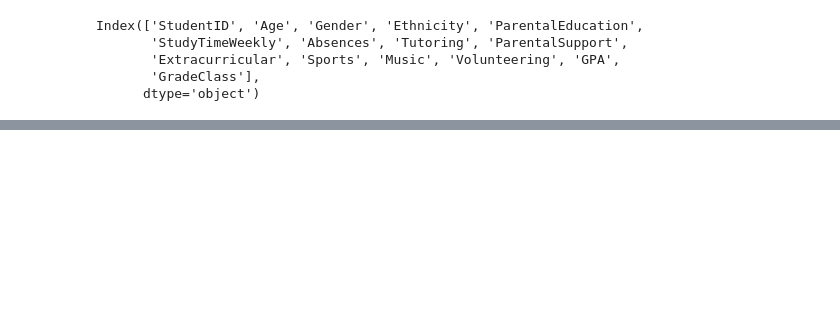
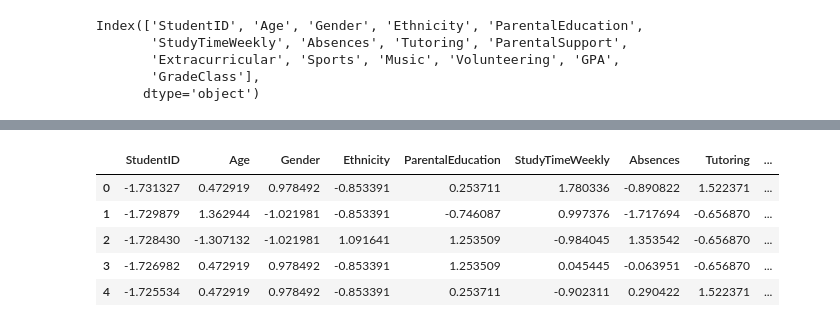
Before and after one commit to thejoresp/ProcesamientoML, a Jupyter notebook: procesamentiML.ipynb, the cells around one changed output, grey strips where cells are left out. Saved outputs shown, nothing was run; the diff lists cells and outputs as text; code cells hidden in the pictures; blank space fills up the shorter version.

```diff
--- a/procesamentiML.ipynb
+++ b/procesamentiML.ipynb
@@ -44,0 +169,15 @@ Index(['StudentID', 'Age', 'Gender', 'Ethnicity', 'ParentalEducation',
+# %%
+# escalado
+scaler = StandardScaler()
+
+# Ajustar y transformar todas las columnas
+perfomance_scaled = pd.DataFrame(scaler.fit_transform(perfomance), columns=perfomance.columns)
+# %%
+perfomance_scaled.head()
+# %% [output]
+|  | StudentID | Age | Gender | Ethnicity | ParentalEducation | StudyTimeWeekly | Absences | Tutoring | ... |
+| 0 | -1.731327 | 0.472919 | 0.978492 | -0.853391 | 0.253711 | 1.780336 | -0.890822 | 1.522371 | ... |
+| 1 | -1.729879 | 1.362944 | -1.021981 | -0.853391 | -0.746087 | 0.997376 | -1.717694 | -0.656870 | ... |
+| 2 | -1.728430 | -1.307132 | -1.021981 | 1.091641 | 1.253509 | -0.984045 | 1.353542 | -0.656870 | ... |
+| 3 | -1.726982 | 0.472919 | 0.978492 | -0.853391 | 1.253509 | 0.045445 | -0.063951 | -0.656870 | ... |
+| 4 | -1.725534 | 0.472919 | 0.978492 | -0.853391 | 0.253711 | -0.902311 | 0.290422 | 1.522371 | ... |
```
Also changed, not shown: parts of 11 cells of this notebook, 1 other file.
